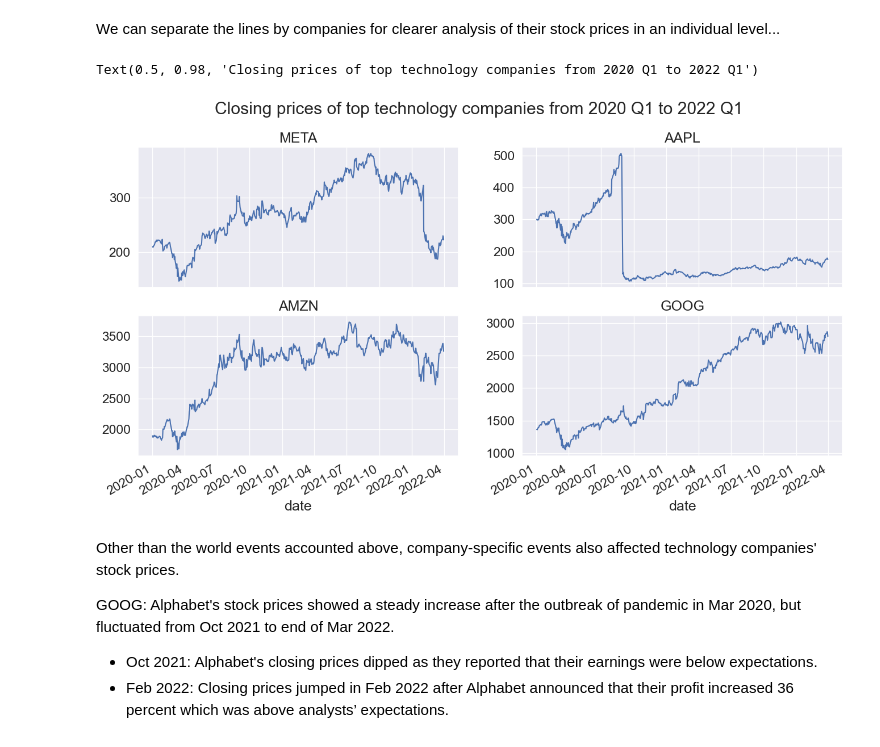
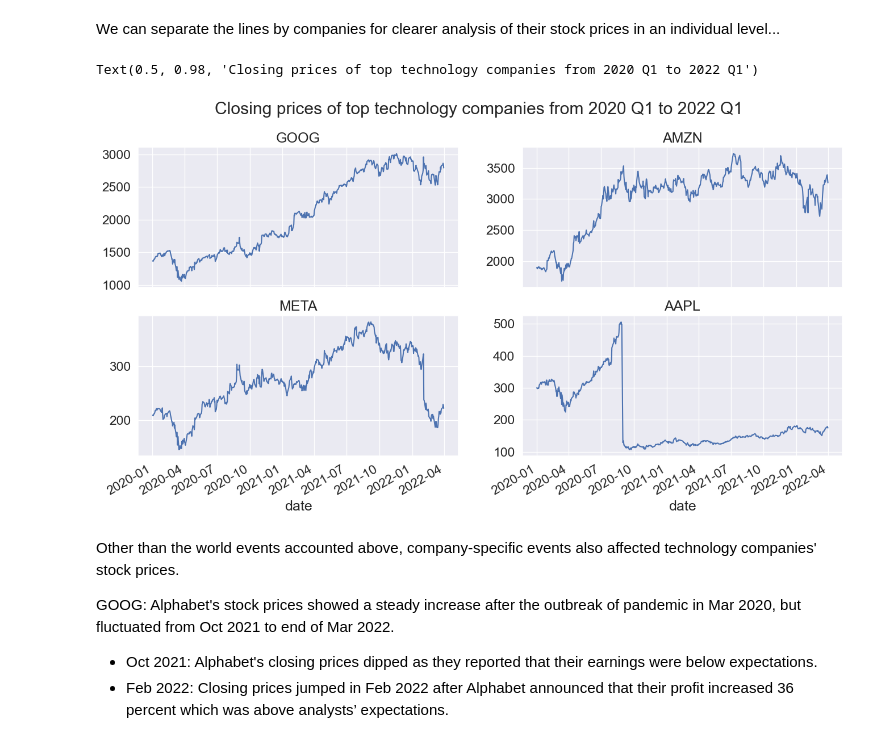
Before and after one commit to clarissa-lo/stocks-prediction, a Jupyter notebook: stock-analysis.ipynb, the cells around one changed output. Cells and saved outputs as stored; diff of their text form; code cells hidden in the pictures.

```diff
--- a/stock-analysis.ipynb
+++ b/stock-analysis.ipynb
@@ -21,7 +21,7 @@ I import stock price data of the selected companies from the Tiingo Daily reader
 # %%
 api_key='36ffbd2f82ec5b7450c24ca7c4e2edf8301f404b'
 
-tickers = ['META', 'AAPL', 'AMZN', 'GOOG']
+tickers = ['GOOG', 'AMZN', 'META', 'AAPL']
 start="2020-1-01"
 end="2022-03-31"
 
@@ -200,22 +201,22 @@ We can separate the lines by companies for clearer analysis of their stock price
 # %%
 fig, axes = plt.subplots(2, 2, sharex=True, figsize=(16,8))
 
-meta['META_close'].plot(ax=axes[0, 0])
-axes[0,0].set_title('META')
+goog['GOOG_close'].plot(ax=axes[0, 0])
+axes[0,0].set_title('GOOG')
 
-aapl['AAPL_close'].plot(ax=axes[0, 1])
-axes[0,1].set_title('AAPL')
+amzn['AMZN_close'].plot(ax=axes[0, 1])
+axes[0,1].set_title('AMZN')
 
-amzn['AMZN_close'].plot(ax=axes[1, 0])
-axes[1,0].set_title('AMZN')
+meta['META_close'].plot(ax=axes[1, 0])
+axes[1,0].set_title('META')
 
-goog['GOOG_close'].plot(ax=axes[1, 1])
-axes[1,1].set_title('GOOG')
+aapl['AAPL_close'].plot(ax=axes[1, 1])
+axes[1,1].set_title('AAPL')
 
 fig.suptitle('Closing prices of top technology companies from 2020 Q1 to 2022 Q1')
 # %% [output]
 Text(0.5, 0.98, 'Closing prices of top technology companies from 2020 Q1 to 2022 Q1')
-[figure, old version]
+[figure, new version]
 # %% [markdown]
 Other than the world events accounted above, company-specific events also affected technology companies' stock prices.
 
```
Also changed, not shown: parts of 10 cells of this notebook, 1 other file.
